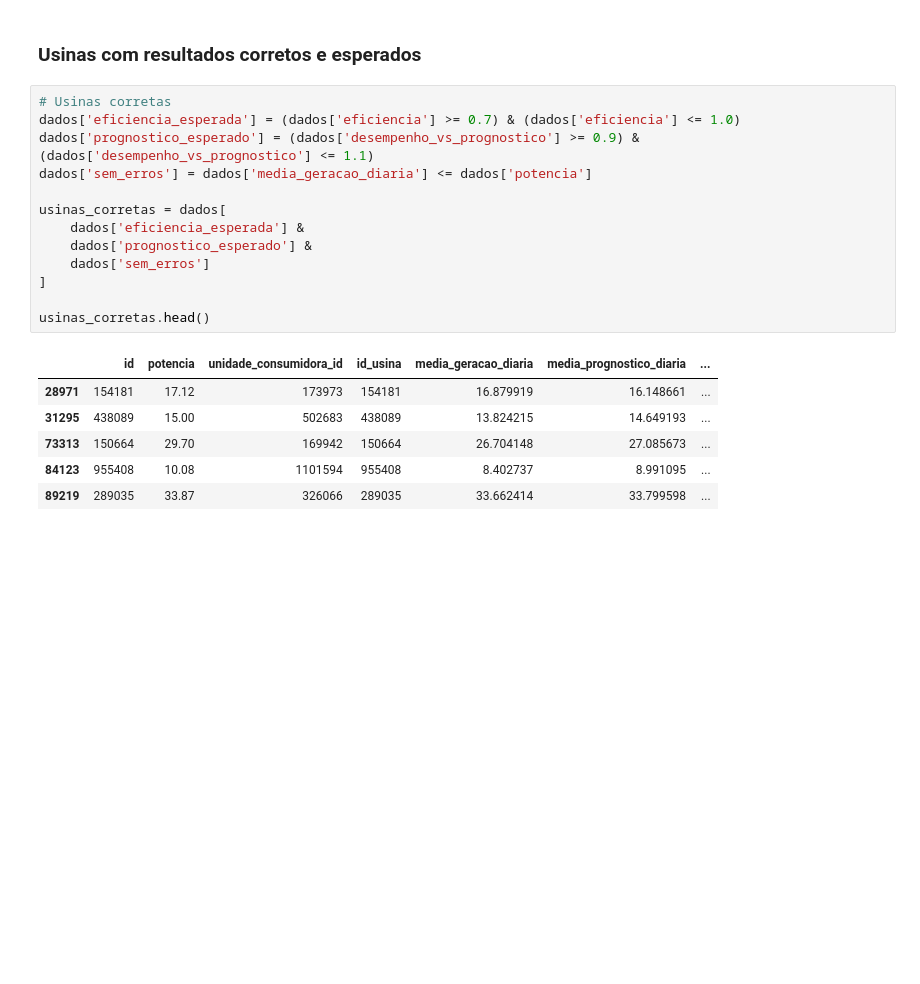
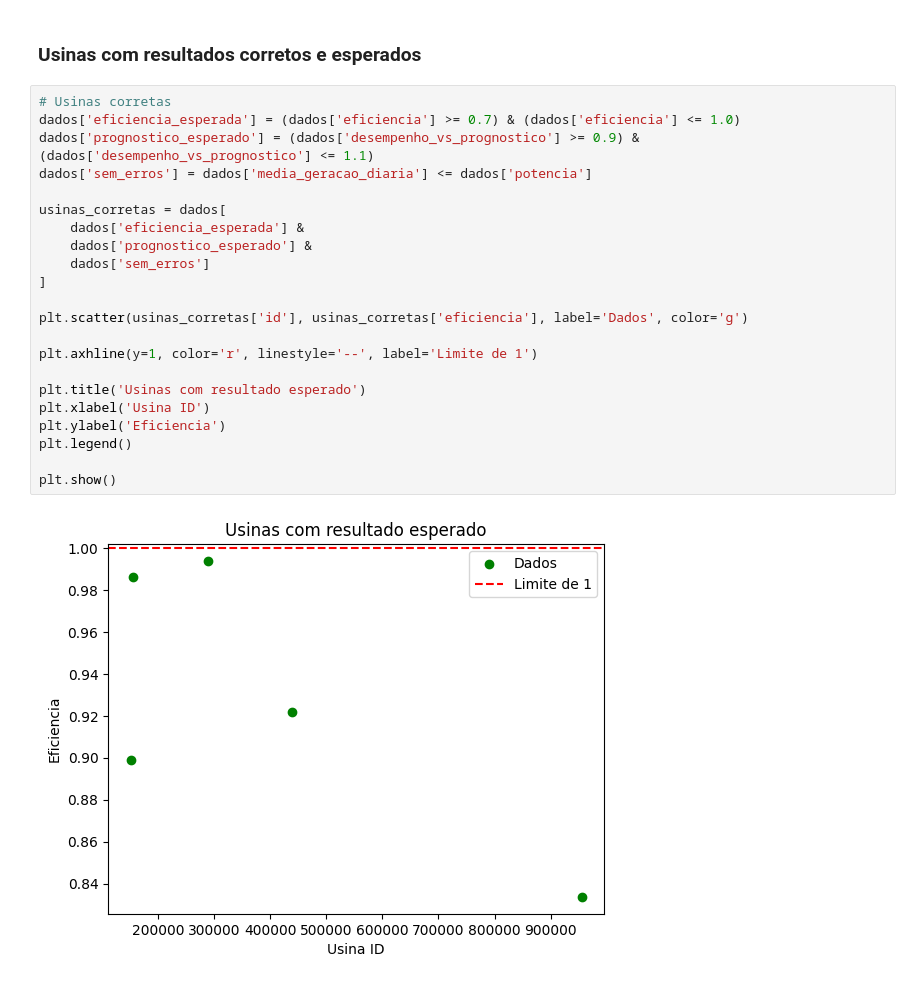
Before and after one commit to Talismar/hackatom, a Jupyter notebook: desafio_1.ipynb, the cells around one changed output. Saved outputs shown, nothing was run; the diff lists cells and outputs as text; blank space fills up the shorter version.

```diff
--- a/desafio_1.ipynb
+++ b/desafio_1.ipynb
@@ -110,20 +142,24 @@ Usinas para Manutenção:
 # %%
 # Usinas corretas
 dados['eficiencia_esperada'] = (dados['eficiencia'] >= 0.7) & (dados['eficiencia'] <= 1.0)
 dados['prognostico_esperado'] = (dados['desempenho_vs_prognostico'] >= 0.9) & (dados['desempenho_vs_prognostico'] <= 1.1)
 dados['sem_erros'] = dados['media_geracao_diaria'] <= dados['potencia']
 
 usinas_corretas = dados[
     dados['eficiencia_esperada'] &
     dados['prognostico_esperado'] &
     dados['sem_erros']
 ]
 
-usinas_corretas.head()
+plt.scatter(usinas_corretas['id'], usinas_corretas['eficiencia'], label='Dados', color='g')
+
+plt.axhline(y=1, color='r', linestyle='--', label='Limite de 1')
+
+plt.title('Usinas com resultado esperado')
+plt.xlabel('Usina ID')
+plt.ylabel('Eficiencia')
+plt.legend()
+
+plt.show()
 # %% [output]
-|  | id | potencia | unidade_consumidora_id | id_usina | media_geracao_diaria | media_prognostico_diaria | ... |
-| 28971 | 154181 | 17.12 | 173973 | 154181 | 16.879919 | 16.148661 | ... |
-| 31295 | 438089 | 15.00 | 502683 | 438089 | 13.824215 | 14.649193 | ... |
-| 73313 | 150664 | 29.70 | 169942 | 150664 | 26.704148 | 27.085673 | ... |
-| 84123 | 955408 | 10.08 | 1101594 | 955408 | 8.402737 | 8.991095 | ... |
-| 89219 | 289035 | 33.87 | 326066 | 289035 | 33.662414 | 33.799598 | ... |
+[figure, added]
```
Also changed, not shown: parts of 8 cells of this notebook.
